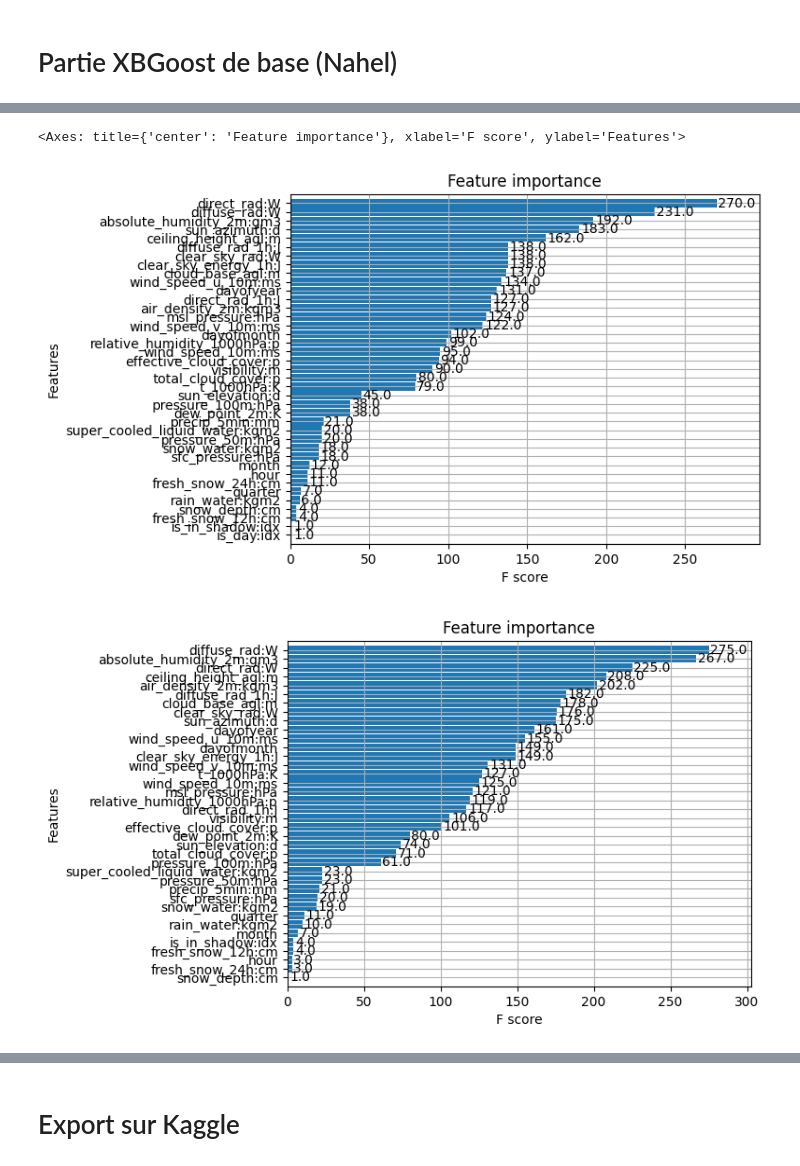
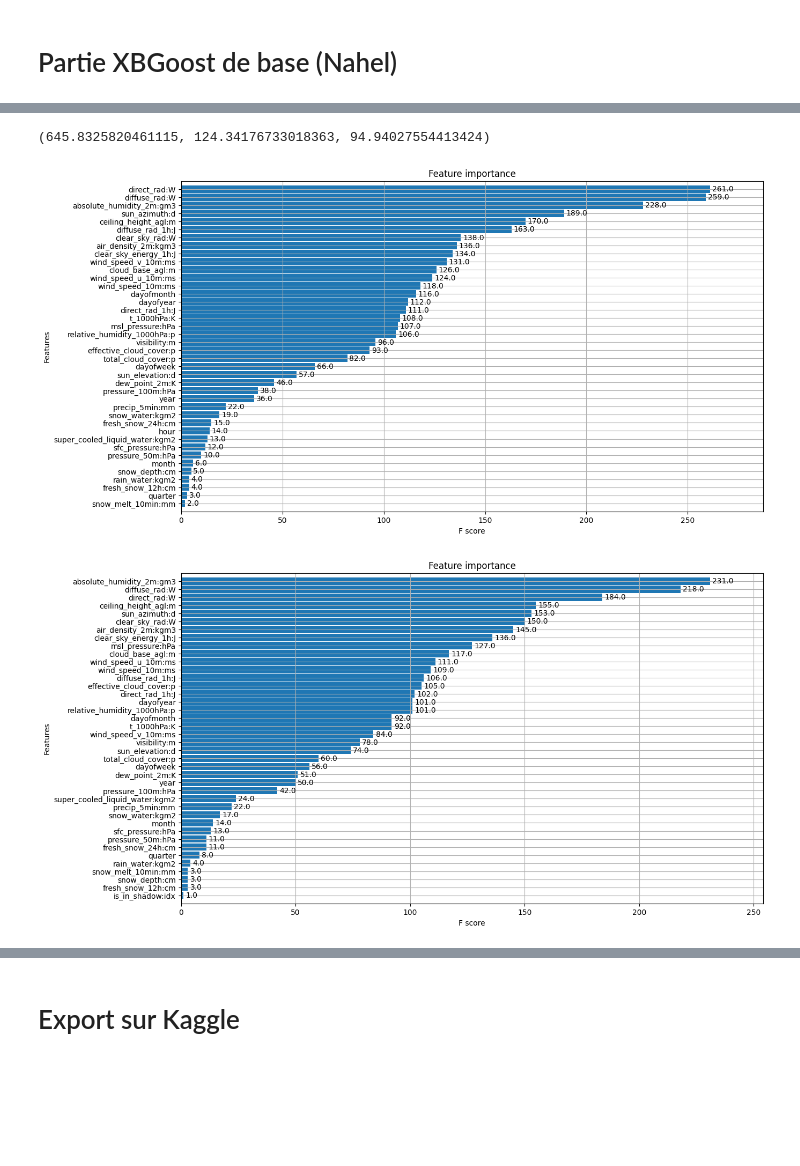
Before and after one commit to art-test-stack/ml_competition, a Jupyter notebook: XGBoost_BetC_cleaned.ipynb, the cells around one changed output, grey strips where cells are left out. Cells and saved outputs as stored; diff of their text form; code cells hidden in the pictures; blank space fills up the shorter version.

```diff
--- a/XGBoost_BetC_cleaned.ipynb
+++ b/XGBoost_BetC_cleaned.ipynb
@@ -72,5 +72,7 @@ def delete_date_range_from_df(df, dates, date_c = 'time'):
     df.reset_index(drop=True, inplace=True)
     return df
 # %%
-train_b = delete_date_range_from_df(train_b, filter_dates_when_constants(train_b))
-# train_c = delete_date_range_from_df(train_c, filter_dates_when_constants(train_c))
+delta = { 'hours': 12 * 5}
+train_a = delete_date_range_from_df(train_a, filter_dates_when_constants(train_a, delta=delta))
+train_b = delete_date_range_from_df(train_b, filter_dates_when_constants(train_b, delta=delta))
+train_c = delete_date_range_from_df(train_c, filter_dates_when_constants(train_c, delta=delta))
@@ -210,13 +242,33 @@ split_date_a = pd.to_datetime("2023-02-01") # on coupe à environ la moitié de
+# %%
+split_date_a = pd.to_datetime("2021-04-15")
+split_date2_a = pd.to_datetime("2021-08-15")
+
+split_date_b = pd.to_datetime("2019-04-15")
+split_date2_b = pd.to_datetime("2019-08-15")
+
+split_date_c = pd.to_datetime("2021-04-15")
+split_date2_c = pd.to_datetime("2021-08-15")
 # %%
 # on coupe nos dataframe à une certaine date
-pv_train_a = X_total_a_y_nan[X_total_a_y_nan['date_forecast'] <= split_date_a].copy()
-pv_test_a = X_total_a_y_nan[X_total_a_y_nan['date_forecast'] > split_date_a].copy()
 
-pv_train_b = X_total_b_y_nan[X_total_b_y_nan['date_forecast'] <= split_date_a].copy()
-pv_test_b = X_total_b_y_nan[X_total_b_y_nan['date_forecast'] > split_date_a].copy()
+# pv_train_a = X_total_a_y_nan[X_total_a_y_nan['date_forecast'] <= split_date_a].copy()
+# pv_test_a = X_total_a_y_nan[X_total_a_y_nan['date_forecast'] > split_date_a].copy()
 
-pv_train_c = X_total_c_y_nan[X_total_c_y_nan['date_forecast'] <= split_date_a].copy()
-pv_test_c = X_total_c_y_nan[X_total_c_y_nan['date_forecast'] > split_date_a].copy()
+# pv_train_b = X_total_b_y_nan[X_total_b_y_nan['date_forecast'] <= split_date_b].copy()
+# pv_test_b = X_total_b_y_nan[X_total_b_y_nan['date_forecast'] > split_date_b].copy()
+
+# pv_train_c = X_total_c_y_nan[X_total_c_y_nan['date_forecast'] <= split_date_c].copy()
+# pv_test_c = X_total_c_y_nan[X_total_c_y_nan['date_forecast'] > split_date_c].copy()
+
+pv_train_a = X_total_a_y_nan[(X_total_a_y_nan['date_forecast'] <= split_date_a) | (X_total_a_y_nan['date_forecast'] > split_date2_a)].copy()
+pv_test_a = X_total_a_y_nan[(X_total_a_y_nan['date_forecast'] > split_date_a) & (X_total_a_y_nan['date_forecast'] <= split_date2_a)].copy()
+
+pv_train_b = X_total_b_y_nan[(X_total_b_y_nan['date_forecast'] <= split_date_b) | (X_total_b_y_nan['date_forecast'] > split_date2_b)].copy()
+pv_test_b = X_total_b_y_nan[(X_total_b_y_nan['date_forecast'] > split_date_b) & (X_total_b_y_nan['date_forecast'] <= split_date2_b)].copy()
+
+pv_train_c = X_total_c_y_nan[(X_total_c_y_nan['date_forecast'] <= split_date_c) | (X_total_c_y_nan['date_forecast'] > split_date2_c)].copy()
+pv_test_c = X_total_c_y_nan[(X_total_c_y_nan['date_forecast'] > split_date_c) & (X_total_c_y_nan['date_forecast'] <= split_date2_c)].copy()
+
 
 print("train_a :",pv_train_a.shape)
 print("test_a :",pv_test_a.shape)
@@ -277,10 +329,10 @@ def create_features(df, label):
 
     # V2
     df['hour'] = df["date_forecast"].dt.hour
-    # df['dayofweek'] = df["date_forecast"].dt.dayofweek
+    df['dayofweek'] = df["date_forecast"].dt.dayofweek
     df['quarter'] = df["date_forecast"].dt.quarter
     df['month'] = df["date_forecast"].dt.month
-    # df['year'] = df["date_forecast"].dt.year
+    df['year'] = df["date_forecast"].dt.year
     df['dayofyear'] = df["date_forecast"].dt.dayofyear
     df['dayofmonth'] = df["date_forecast"].dt.day
     # fin V2
@@ -503,8 +562,14 @@ plt.show()
+# %%
+min_error_a, min_error_b, min_error_c
+# %% [output]
+(645.8325820461115, 124.34176733018363, 94.94027554413424)
 # %%
 plot_importance(reg_a, height=.9)
+plt.gcf().set_size_inches(14, 8)
 plot_importance(reg_b, height=0.9)
+plt.gcf().set_size_inches(14, 8)
 plot_importance(reg_c, height=0.9)
+plt.gcf().set_size_inches(14, 8)
 # %% [output]
-<Axes: title={'center': 'Feature importance'}, xlabel='F score', ylabel='Features'>
-[figure, old version]
+[figure, new version]
-[figure, old version]
+[figure, new version]
```
Also changed, not shown: parts of 18 cells of this notebook, 3 other files.
